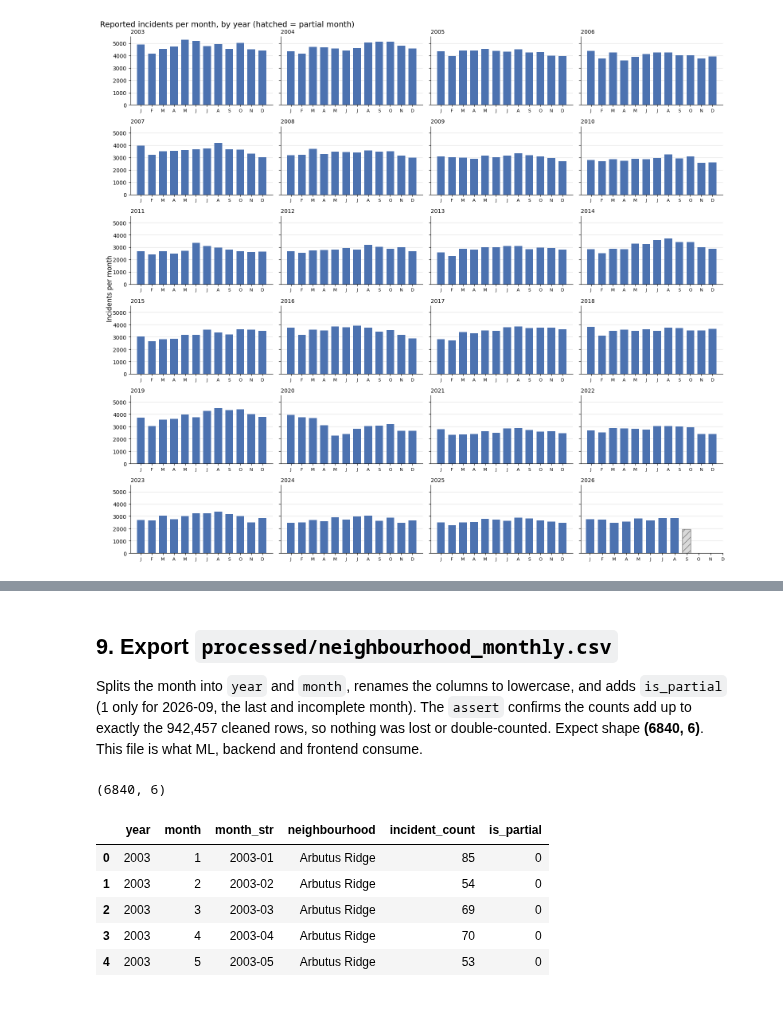
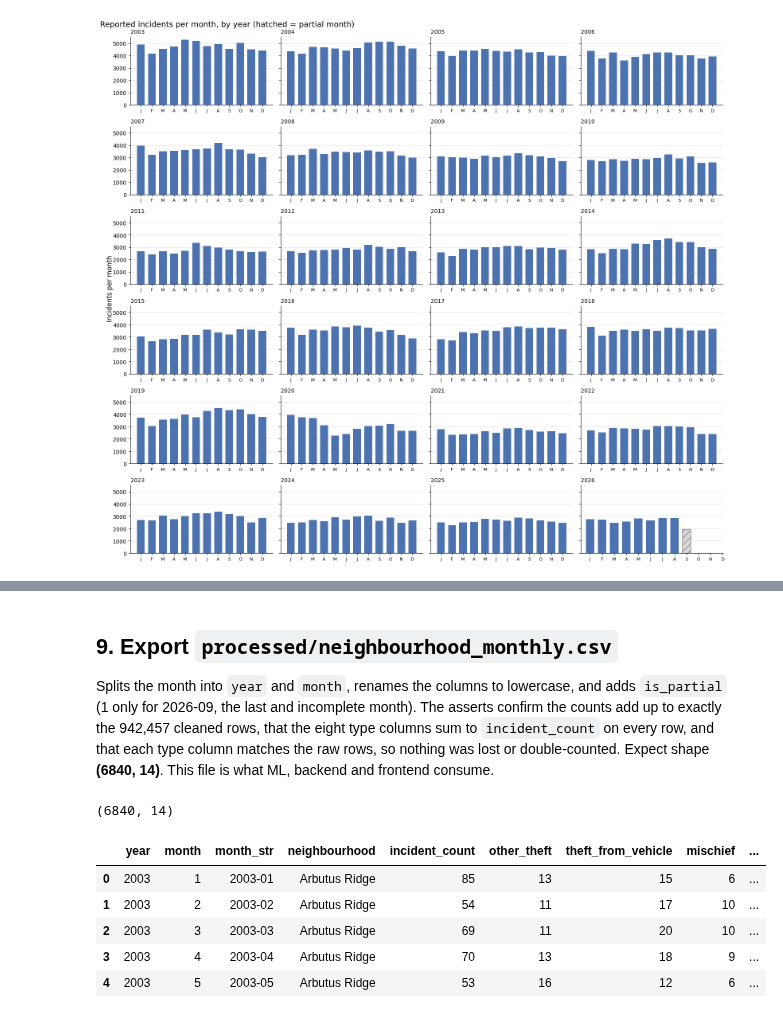
Before and after one commit to Andrew4436/storm-hackathon-2026, a Jupyter notebook: data/stormhacks2026_data_cleaning.ipynb, the cells around one changed output, grey strips where cells are left out. Drawn from its saved outputs; the diff is of its cells as text; code cells hidden in the pictures.

```diff
--- a/data/stormhacks2026_data_cleaning.ipynb
+++ b/data/stormhacks2026_data_cleaning.ipynb
@@ -209,21 +209,35 @@ Groups rows by neighbourhood and month, then builds the complete grid so every n
 # %%
-# 1. count incidents per neighbourhood-month (only months with at least one incident)
-monthly = (
-    df.groupby(["NEIGHBOURHOOD", "MONTH_STR"])
-      .size()
-      .reset_index(name="incident_count")
+# Map each kept TYPE to a column name. Order here = column order in the output.
+TYPE_COLUMNS = {
+    "Other Theft":                       "other_theft",
+    "Theft from Vehicle":                "theft_from_vehicle",
+    "Mischief":                          "mischief",
+    "Offence Against a Person":          "offence_against_a_person",
+    "Break and Enter Residential/Other": "break_and_enter_residential_other",
+    "Break and Enter Commercial":        "break_and_enter_commercial",
+    "Theft of Vehicle":                  "theft_of_vehicle",
+    "Theft of Bicycle":                  "theft_of_bicycle",
+}
+assert set(df["TYPE"].unique()) == set(TYPE_COLUMNS), "unexpected TYPE values"
+
+# 1. count incidents per neighbourhood-month: overall, and one column per type
+monthly = df.groupby(["NEIGHBOURHOOD", "MONTH_STR"]).size().rename("incident_count").to_frame()
+per_type = (
+    pd.crosstab([df["NEIGHBOURHOOD"], df["MONTH_STR"]], df["TYPE"])
+      .reindex(columns=list(TYPE_COLUMNS), fill_value=0)
+      .rename(columns=TYPE_COLUMNS)
 )
+monthly = monthly.join(per_type)
 
 # 2. build every neighbourhood × every month, and fill the missing ones with 0
 all_months = pd.period_range(df["MONTH_STR"].min(), df["MONTH_STR"].max(), freq="M").strftime("%Y-%m")
 all_areas  = sorted(df["NEIGHBOURHOOD"].unique())
 full_index = pd.MultiIndex.from_product([all_areas, all_months], names=["NEIGHBOURHOOD", "MONTH_STR"])
 
-monthly_full = (
-    monthly.set_index(["NEIGHBOURHOOD", "MONTH_STR"])
-           .reindex(full_index, fill_value=0)
-           .reset_index()
-)
+monthly_full = monthly.reindex(full_index, fill_value=0).reset_index()
+
+type_cols = list(TYPE_COLUMNS.values())
+assert (monthly_full[type_cols].sum(axis=1) == monthly_full["incident_count"]).all(), "type columns must sum to incident_count"
 
 print(f"{len(all_areas)} neighbourhoods × {len(all_months)} months = {len(monthly_full):,} rows")
 print(f"Zero-count months filled in: {(monthly_full['incident_count'] == 0).sum()}")
@@ -251,29 +265,35 @@ Zero-count months filled in: 18
 # %% [markdown]
 ## 9. Export `processed/neighbourhood_monthly.csv`
-Splits the month into `year` and `month`, renames the columns to lowercase, and adds `is_partial` (1 only for 2026-09, the last and incomplete month). The `assert` confirms the counts add up to exactly the 942,457 cleaned rows, so nothing was lost or double-counted. Expect shape **(6840, 6)**. This file is what ML, backend and frontend consume.
+Splits the month into `year` and `month`, renames the columns to lowercase, and adds `is_partial` (1 only for 2026-09, the last and incomplete month). The asserts confirm the counts add up to exactly the 942,457 cleaned rows, that the eight type columns sum to `incident_count` on every row, and that each type column matches the raw rows, so nothing was lost or double-counted. Expect shape **(6840, 14)**. This file is what ML, backend and frontend consume.
 # %%
 out = monthly_full.copy()
 out["year"]       = out["MONTH_STR"].str[:4].astype(int)
 out["month"]      = out["MONTH_STR"].str[5:].astype(int)
 out["is_partial"] = (out["MONTH_STR"] == out["MONTH_STR"].max()).astype(int)   # flags 2026-09 only
 
 out = (
     out.rename(columns={"MONTH_STR": "month_str", "NEIGHBOURHOOD": "neighbourhood"})
-       [["year", "month", "month_str", "neighbourhood", "incident_count", "is_partial"]]
+       [["year", "month", "month_str", "neighbourhood", "incident_count", *type_cols, "is_partial"]]
        .sort_values(["neighbourhood", "month_str"])
        .reset_index(drop=True)
 )
 
+# checks: nothing lost, nothing double-counted, per-type columns consistent with the raw rows
 assert out["incident_count"].sum() == len(df), "counts do not add up to the cleaned rows"
+assert (out[type_cols].sum(axis=1) == out["incident_count"]).all(), "type columns must sum to incident_count on every row"
+raw_type_counts = df["TYPE"].map(TYPE_COLUMNS).value_counts()
+assert all(out[c].sum() == raw_type_counts[c] for c in type_cols), "a type column does not match the raw rows"
+assert out[type_cols].ge(0).all().all() and out[type_cols].dtypes.eq("int64").all(), "type columns must be non-negative integers"
+
 out.to_csv("processed/neighbourhood_monthly.csv", index=False)
 
 print(out.shape)
 out.head()
 # %% [output]
-(6840, 6)
+(6840, 14)
-|  | year | month | month_str | neighbourhood | incident_count | is_partial |
-| 0 | 2003 | 1 | 2003-01 | Arbutus Ridge | 85 | 0 |
-| 1 | 2003 | 2 | 2003-02 | Arbutus Ridge | 54 | 0 |
-| 2 | 2003 | 3 | 2003-03 | Arbutus Ridge | 69 | 0 |
-| 3 | 2003 | 4 | 2003-04 | Arbutus Ridge | 70 | 0 |
-| 4 | 2003 | 5 | 2003-05 | Arbutus Ridge | 53 | 0 |
+|  | year | month | month_str | neighbourhood | incident_count | other_theft | theft_from_vehicle | mischief | ... |
+| 0 | 2003 | 1 | 2003-01 | Arbutus Ridge | 85 | 13 | 15 | 6 | ... |
+| 1 | 2003 | 2 | 2003-02 | Arbutus Ridge | 54 | 11 | 17 | 10 | ... |
+| 2 | 2003 | 3 | 2003-03 | Arbutus Ridge | 69 | 11 | 20 | 10 | ... |
+| 3 | 2003 | 4 | 2003-04 | Arbutus Ridge | 70 | 13 | 18 | 9 | ... |
+| 4 | 2003 | 5 | 2003-05 | Arbutus Ridge | 53 | 16 | 12 | 6 | ... |
```
Also changed, not shown: parts of 4 cells of this notebook, 2 other files.
